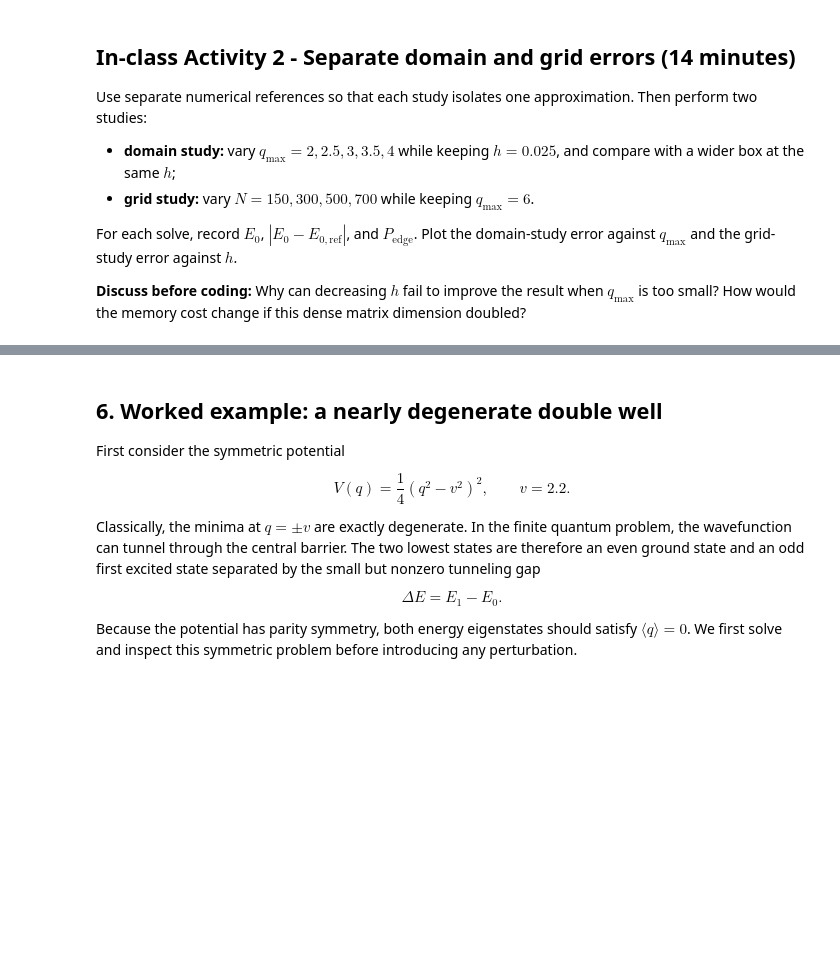
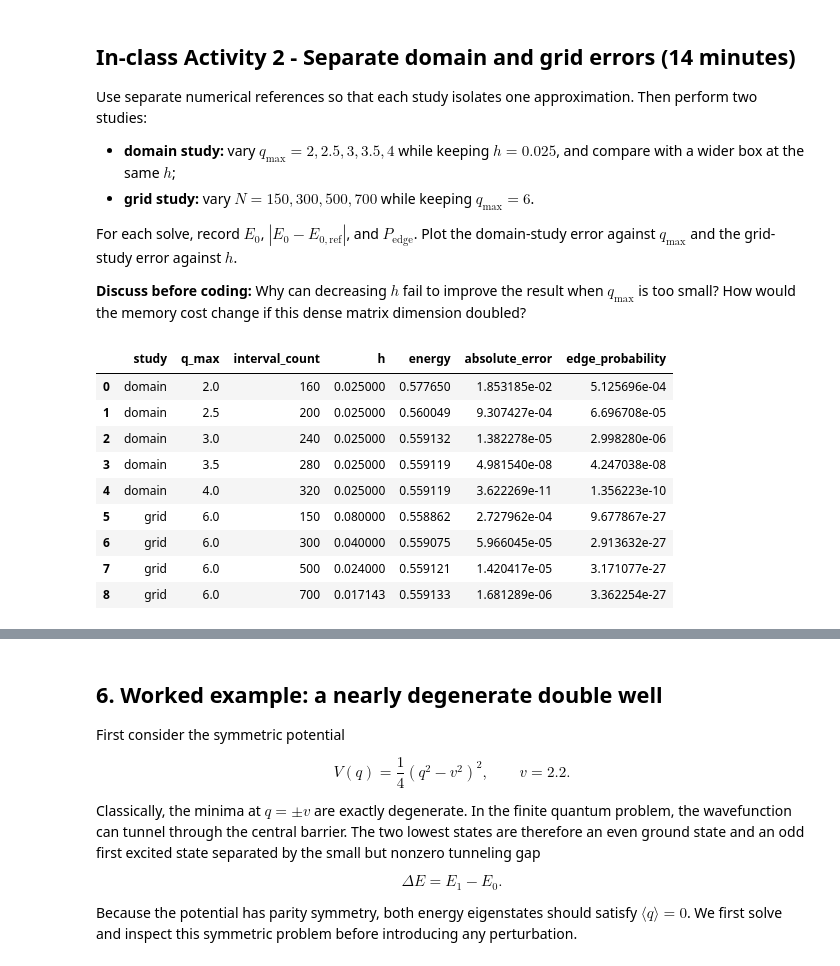
Before and after one commit to Mohommed729/gradcompphys, a Jupyter notebook: lectures/lecture13_eigen_10_20_26.ipynb, the cells around one changed output, grey strips where cells are left out. Cells and saved outputs as stored; diff of their text form; code cells hidden in the pictures; blank space fills up the shorter version.

```diff
--- a/lectures/lecture13_eigen_10_20_26.ipynb
+++ b/lectures/lecture13_eigen_10_20_26.ipynb
@@ -611,7 +648,7 @@ for q_max_i in [2.0, 2.5, 3.0, 3.5, 4.0]:
     interval_count_i = int(round(2.0 * q_max_i / 0.025))
 
     # TODO: solve for the ground state at this q_max and interval count.
-    result_i = ...
+    result_i = solve_low_energy_states(q_max_i, interval_count_i, quartic_function, state_count=1)
 
     # Unpack only the quantities needed for convergence diagnostics.
     grid_i, h_i, energy_i, wavefunction_i = (
@@ -621,7 +658,7 @@ for q_max_i in [2.0, 2.5, 3.0, 3.5, 4.0]:
     edge_i = np.abs(grid_i["q"]) > 0.9 * q_max_i
 
     # TODO: compute the probability in the outer 10% of the box.
-    edge_probability_i = ...
+    edge_probability_i = h_i * np.sum(np.abs(wavefunction_i[edge_i]) ** 2)
 
     # Compare with the fixed-spacing wide-box reference.
     convergence_rows.append({
@@ -636,33 +673,44 @@ for q_max_i in [2.0, 2.5, 3.0, 3.5, 4.0]:
 
 # Keep q_max fixed to isolate finite-grid-spacing effects.
 for interval_count_i in [150, 300, 500, 700]:
     # Hold the physical box fixed so only h changes.
     q_max_i = 6.0
 
     # TODO: solve for the ground state at this fixed domain and grid size.
-    result_i = ...
+    result_i = solve_low_energy_states(q_max_i, interval_count_i, quartic_function, state_count=1)
 
     # Unpack only the quantities needed for convergence diagnostics.
     grid_i, h_i, energy_i, wavefunction_i = (
         result_i[0], result_i[2], result_i[3][0], result_i[5][:, 0]
     )
     # Mark the outer 10% of this particular computational domain.
     edge_i = np.abs(grid_i["q"]) > 0.9 * q_max_i
     edge_probability_i = h_i * np.sum(np.abs(wavefunction_i[edge_i]) ** 2)
 
     # Compare with the fine-grid reference on a sufficiently wide domain.
     convergence_rows.append({
         "study": "grid",
         "q_max": q_max_i,
         "interval_count": interval_count_i,
         "h": h_i,
         "energy": energy_i,
         "absolute_error": abs(energy_i - grid_reference_energy),
         "edge_probability": edge_probability_i,
     })
 
 # One DataFrame makes selecting, plotting, and reporting either study straightforward.
 convergence_df = pd.DataFrame(convergence_rows)
 convergence_df
+# %% [output]
+|  | study | q_max | interval_count | h | energy | absolute_error | edge_probability |
+| 0 | domain | 2.0 | 160 | 0.025000 | 0.577650 | 1.853185e-02 | 5.125696e-04 |
+| 1 | domain | 2.5 | 200 | 0.025000 | 0.560049 | 9.307427e-04 | 6.696708e-05 |
+| 2 | domain | 3.0 | 240 | 0.025000 | 0.559132 | 1.382278e-05 | 2.998280e-06 |
+| 3 | domain | 3.5 | 280 | 0.025000 | 0.559119 | 4.981540e-08 | 4.247038e-08 |
+| 4 | domain | 4.0 | 320 | 0.025000 | 0.559119 | 3.622269e-11 | 1.356223e-10 |
+| 5 | grid | 6.0 | 150 | 0.080000 | 0.558862 | 2.727962e-04 | 9.677867e-27 |
+| 6 | grid | 6.0 | 300 | 0.040000 | 0.559075 | 5.966045e-05 | 2.913632e-27 |
+| 7 | grid | 6.0 | 500 | 0.024000 | 0.559121 | 1.420417e-05 | 3.171077e-27 |
+| 8 | grid | 6.0 | 700 | 0.017143 | 0.559133 | 1.681289e-06 | 3.362254e-27 |
 # %%
 # TODO: select the domain-study and grid-study rows from convergence_df.
```
Also changed, not shown: parts of 8 cells of this notebook, 2 other files.
